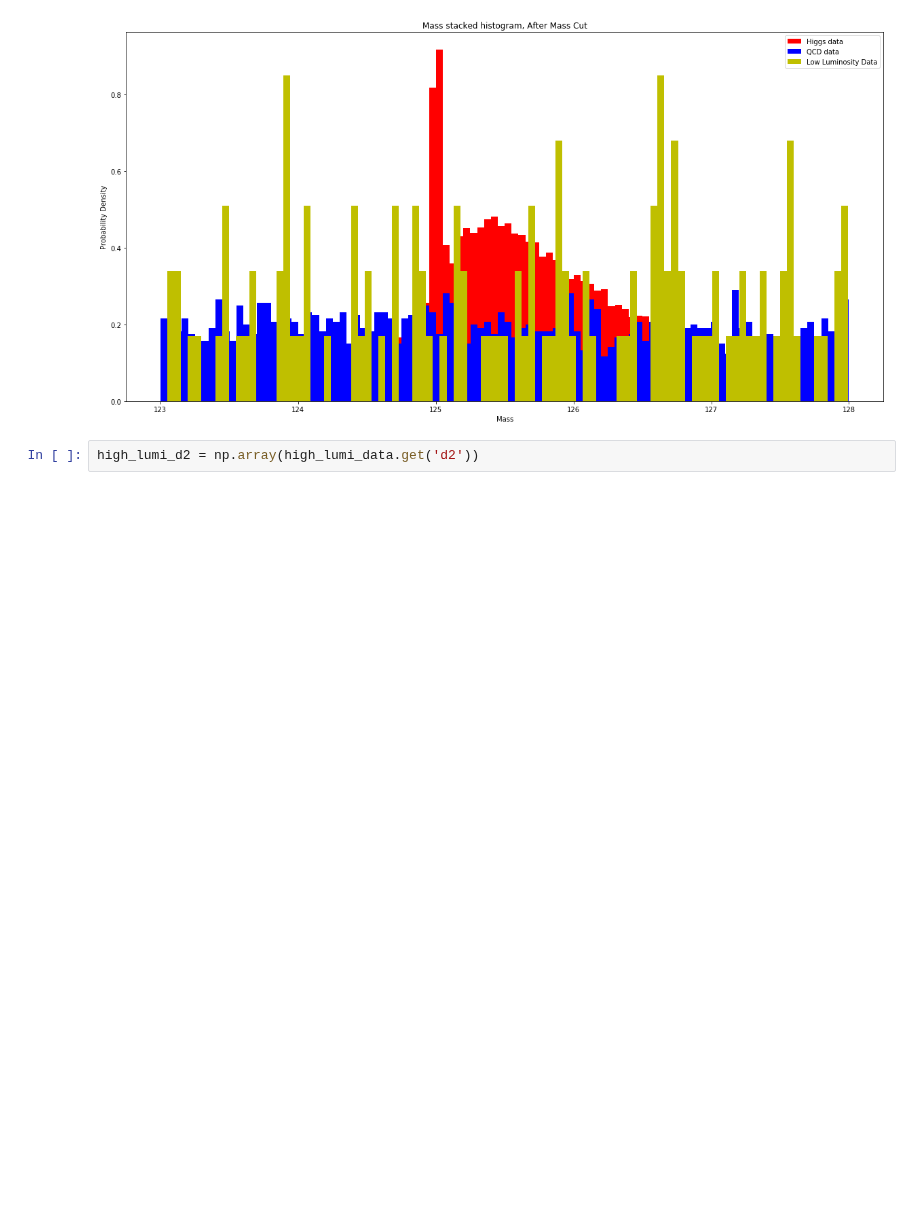
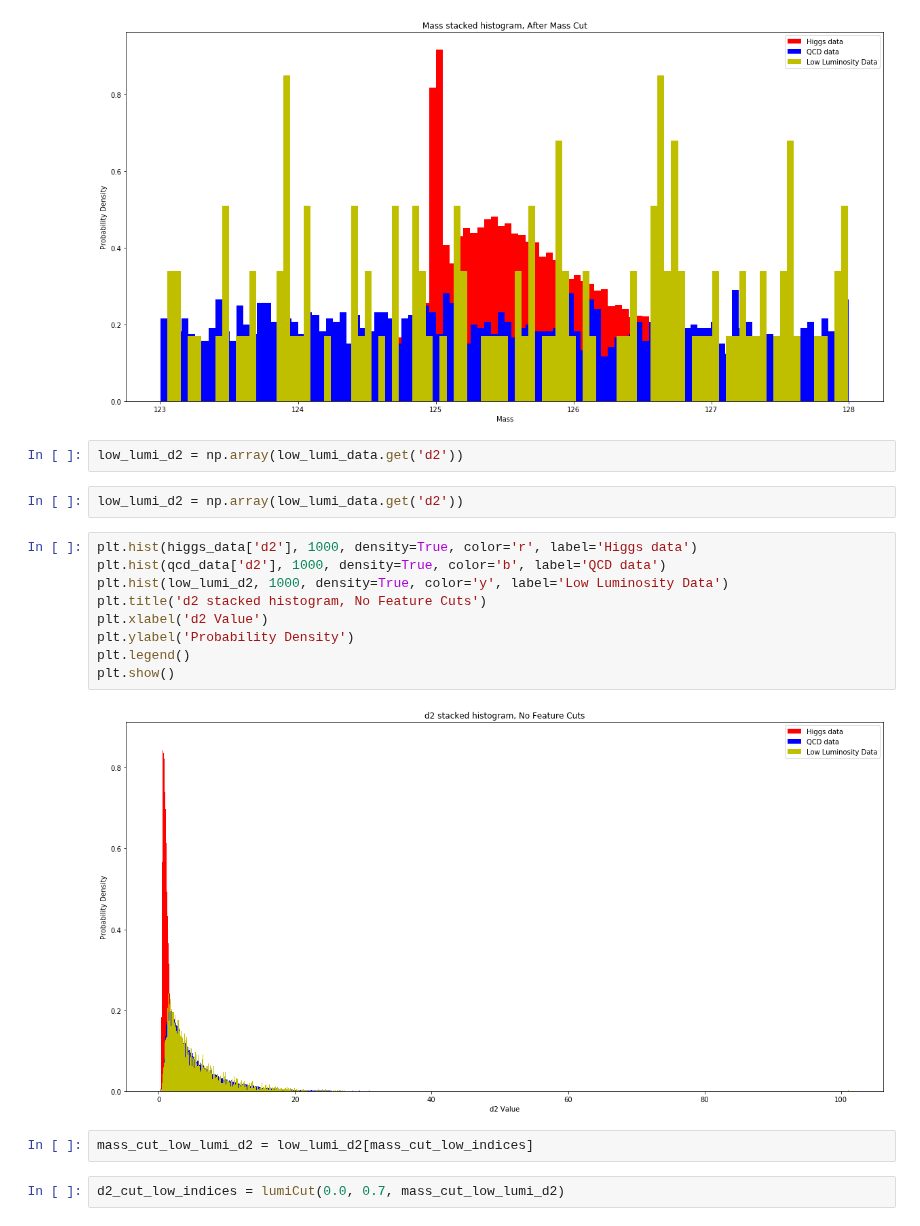
Before and after one commit to nroth12uw/Lab1_PHYS434, a Jupyter notebook: Lab7.ipynb, the cells around one changed output. Cells and saved outputs as stored; diff of their text form; blank space fills up the shorter version.

```diff
--- a/Lab7.ipynb
+++ b/Lab7.ipynb
@@ -446,4 +443,21 @@ plt.show()
 # %% [output]
 [figure]
 # %%
-high_lumi_d2 = np.array(high_lumi_data.get('d2'))
+low_lumi_d2 = np.array(low_lumi_data.get('d2'))
+# %%
+low_lumi_d2 = np.array(low_lumi_data.get('d2'))
+# %%
+plt.hist(higgs_data['d2'], 1000, density=True, color='r', label='Higgs data')
+plt.hist(qcd_data['d2'], 1000, density=True, color='b', label='QCD data')
+plt.hist(low_lumi_d2, 1000, density=True, color='y', label='Low Luminosity Data')
+plt.title('d2 stacked histogram, No Feature Cuts')
+plt.xlabel('d2 Value')
+plt.ylabel('Probability Density')
+plt.legend()
+plt.show()
+# %% [output]
+[figure, added]
+# %%
+mass_cut_low_lumi_d2 = low_lumi_d2[mass_cut_low_indices]
+# %%
+d2_cut_low_indices = lumiCut(0.0, 0.7, mass_cut_low_lumi_d2)
```
Also changed, not shown: parts of 14 cells of this notebook.
